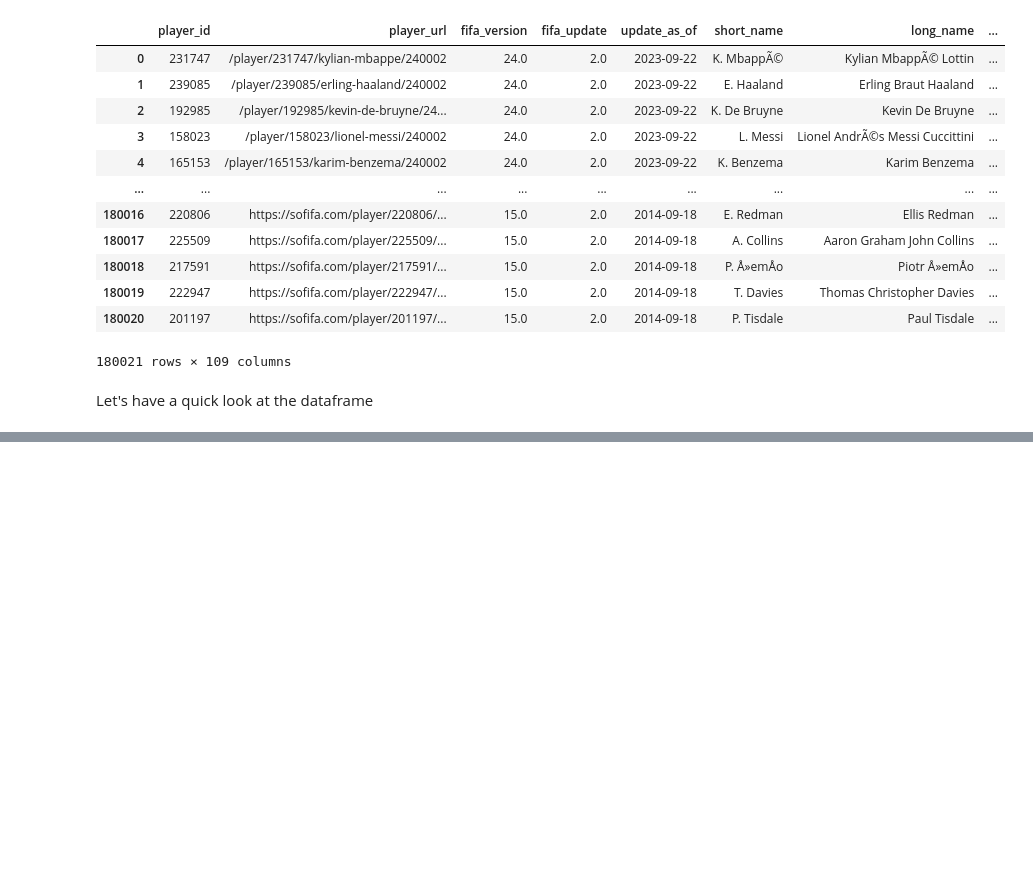
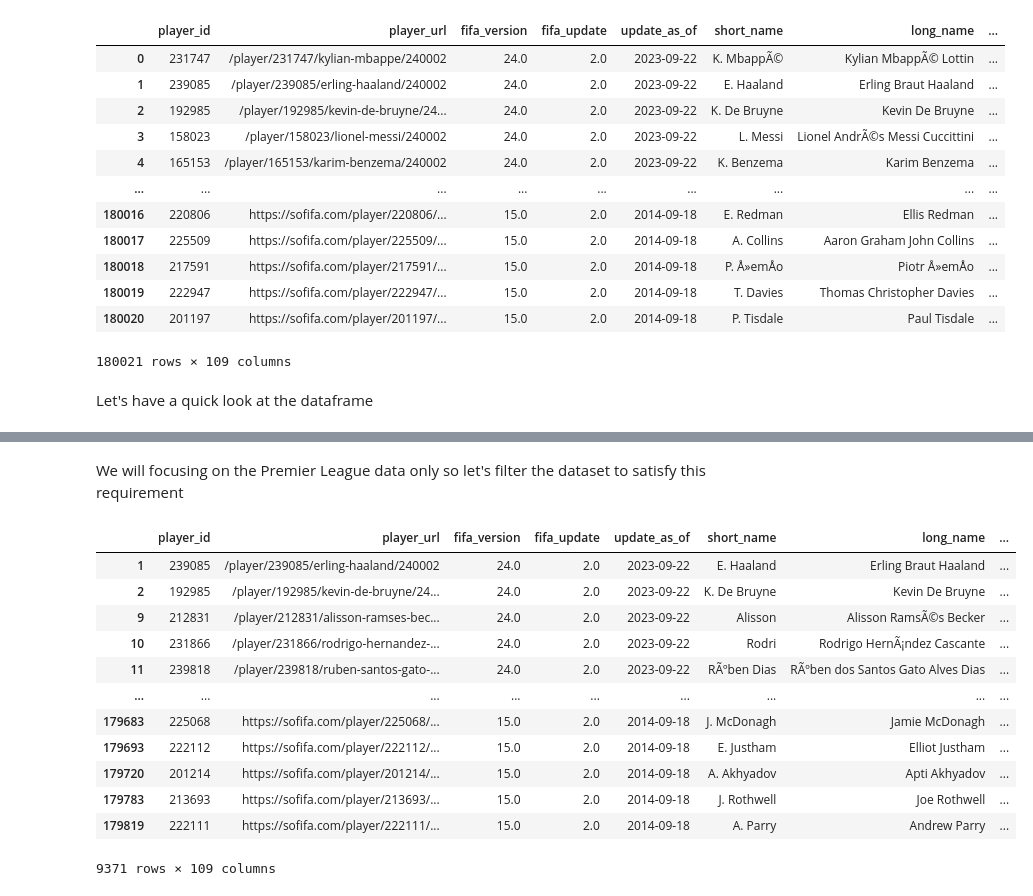
Before and after one commit to ish10k/footballer-wage-prediction, a Jupyter notebook: footballer-wage-prediction.ipynb, the cells around one changed output, grey strips where cells are left out. Cells and saved outputs as stored; diff of their text form; code cells hidden in the pictures; blank space fills up the shorter version.

```diff
--- a/footballer-wage-prediction.ipynb
+++ b/footballer-wage-prediction.ipynb
@@ -37,0 +44,19 @@ df.head()
+# %% [markdown]
+We will focusing on the Premier League data only so let's filter the dataset to satisfy this requirement
+# %%
+df = df[df['league_name'] == 'Premier League'] # filter league_name to 'Premier League'
+df
+# %% [output]
+|  | player_id | player_url | fifa_version | fifa_update | update_as_of | short_name | long_name | ... |
+| 1 | 239085 | /player/239085/erling-haaland/240002 | 24.0 | 2.0 | 2023-09-22 | E. Haaland | Erling Braut Haaland | ... |
+| 2 | 192985 | /player/192985/kevin-de-bruyne/24... | 24.0 | 2.0 | 2023-09-22 | K. De Bruyne | Kevin De Bruyne | ... |
+| 9 | 212831 | /player/212831/alisson-ramses-bec... | 24.0 | 2.0 | 2023-09-22 | Alisson | Alisson RamsÃ©s Becker | ... |
+| 10 | 231866 | /player/231866/rodrigo-hernandez-... | 24.0 | 2.0 | 2023-09-22 | Rodri | Rodrigo HernÃ¡ndez Cascante | ... |
+| 11 | 239818 | /player/239818/ruben-santos-gato-... | 24.0 | 2.0 | 2023-09-22 | RÃºben Dias | RÃºben dos Santos Gato Alves Dias | ... |
+| ... | ... | ... | ... | ... | ... | ... | ... | ... |
+| 179683 | 225068 | https://sofifa.com/player/225068/... | 15.0 | 2.0 | 2014-09-18 | J. McDonagh | Jamie McDonagh | ... |
+| 179693 | 222112 | https://sofifa.com/player/222112/... | 15.0 | 2.0 | 2014-09-18 | E. Justham | Elliot Justham | ... |
+| 179720 | 201214 | https://sofifa.com/player/201214/... | 15.0 | 2.0 | 2014-09-18 | A. Akhyadov | Apti Akhyadov | ... |
+| 179783 | 213693 | https://sofifa.com/player/213693/... | 15.0 | 2.0 | 2014-09-18 | J. Rothwell | Joe Rothwell | ... |
+| 179819 | 222111 | https://sofifa.com/player/222111/... | 15.0 | 2.0 | 2014-09-18 | A. Parry | Andrew Parry | ... |
+9371 rows × 109 columns
```
Also changed, not shown: parts of 28 cells of this notebook.
